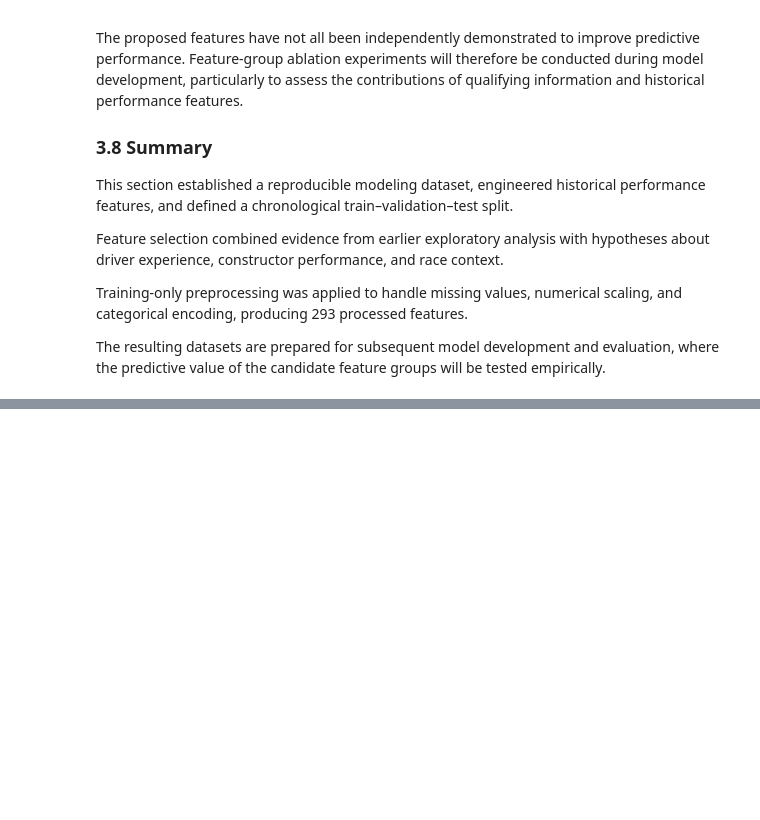
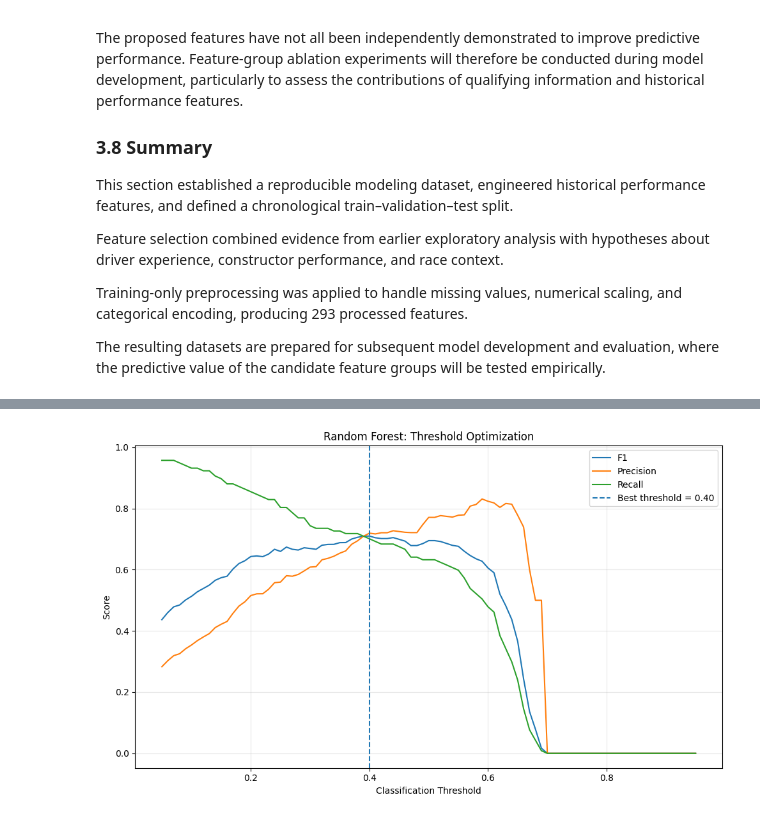
Before and after one commit to MalakAmrAlarnaouty/ACL_Project, a Jupyter notebook: ACL Milestone 1.ipynb, the cells around one changed output, grey strips where cells are left out. Cells and saved outputs as stored; diff of their text form; code cells hidden in the pictures; blank space fills up the shorter version.

```diff
--- a/ACL Milestone 1.ipynb
+++ b/ACL Milestone 1.ipynb
@@ -4764,0 +5183,38 @@ The resulting datasets are prepared for subsequent model development and evaluat
+# %%
+
+plt.figure(figsize=(10, 6))
+
+plt.plot(
+    rf_threshold_df["Threshold"],
+    rf_threshold_df["F1"],
+    label="F1"
+)
+
+plt.plot(
+    rf_threshold_df["Threshold"],
+    rf_threshold_df["Precision"],
+    label="Precision"
+)
+
+plt.plot(
+    rf_threshold_df["Threshold"],
+    rf_threshold_df["Recall"],
+    label="Recall"
+)
+
+plt.axvline(
+    rf_best_threshold,
+    linestyle="--",
+    label=f"Best threshold = {rf_best_threshold:.2f}"
+)
+
+plt.title("Random Forest: Threshold Optimization")
+plt.xlabel("Classification Threshold")
+plt.ylabel("Score")
+plt.legend()
+plt.grid(alpha=0.3)
+
+plt.tight_layout()
+plt.show()
+# %% [output]
+[figure, added]
```
Also changed, not shown: parts of 52 cells of this notebook.
